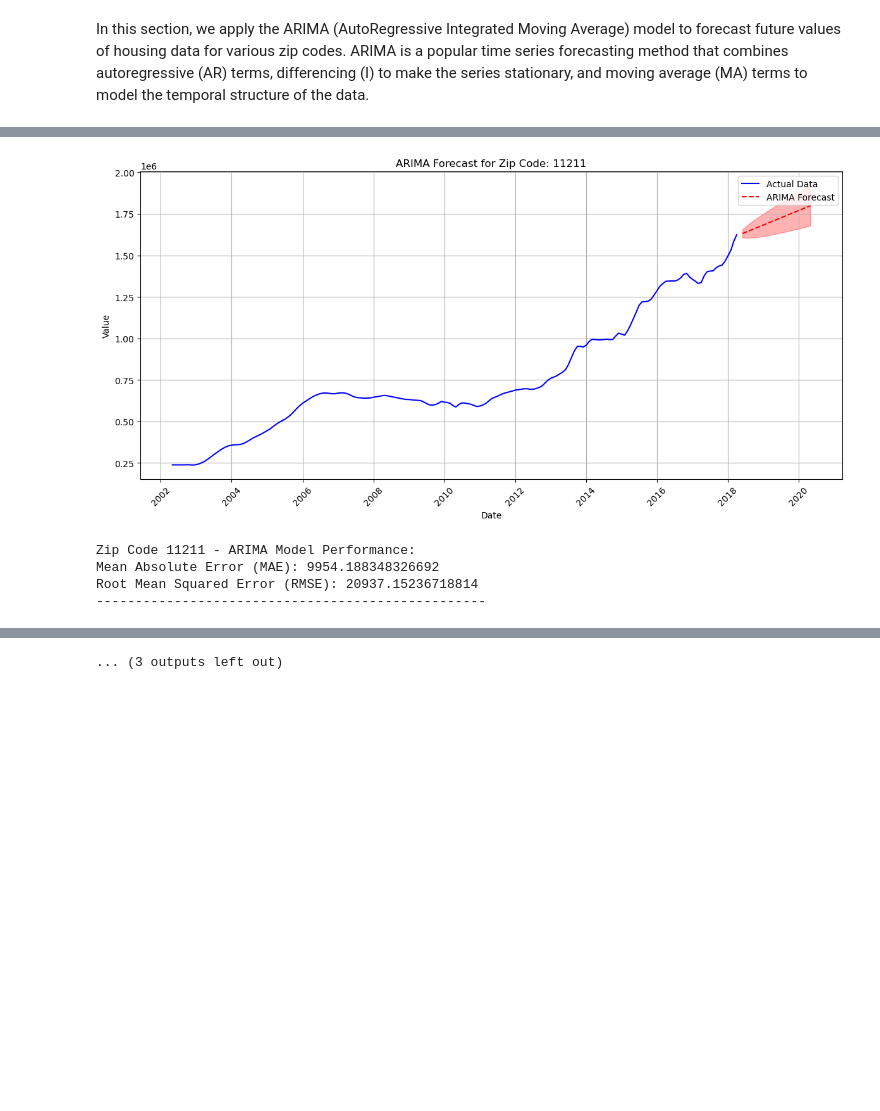
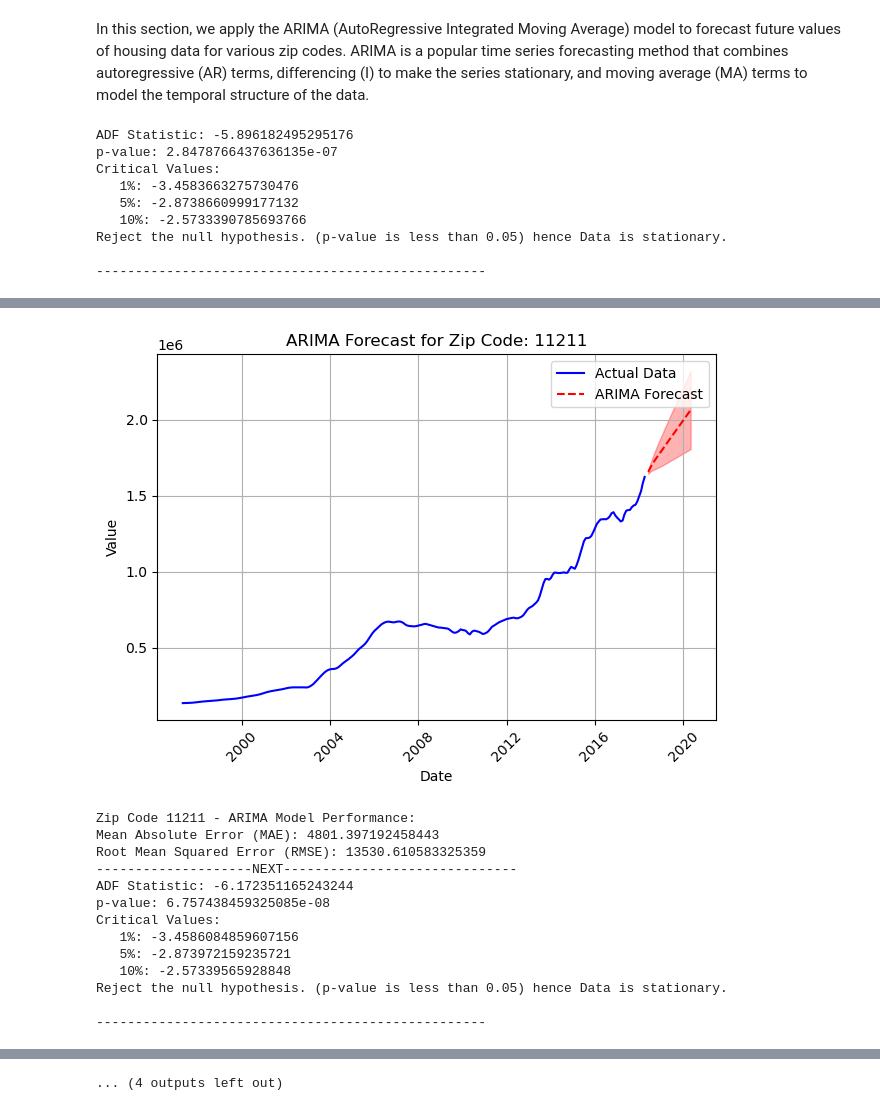
Before and after one commit to PaulMuniu/Phase-4-Group-Project, a Jupyter notebook: Student.ipynb, the cells around one changed output, grey strips where cells are left out. Saved outputs shown, nothing was run; the diff lists cells and outputs as text; code cells hidden in the pictures; blank space fills up the shorter version.

```diff
--- a/Student.ipynb
+++ b/Student.ipynb
@@ -1010,19 +988,18 @@ In this section, we establish a baseline for our time series forecasting using t
 # %%
 from sklearn.metrics import mean_absolute_error, mean_squared_error
 
-# Define a window size for the SMA
-window_size = 12  # Example: 12 months for monthly data
+# 12 months for monthly data
+window_size = 12
 
 for i, df in enumerate(df_ts):
     zip_code = zipcodes[i]
 
-    # Calculate Simple Moving Average
+    # Calc. Simple Moving Average
     df['SMA'] = df['Value'].rolling(window=window_size).mean()
 
     # Drop NA values in both actual and SMA series
     df_clean = df[['Value', 'SMA']].dropna()
 
-    # Ensure that the series are aligned
     y_true = df_clean['Value']
     y_pred = df_clean['SMA']
 
@@ -1031,7 +1008,7 @@ for i, df in enumerate(df_ts):
     rmse = mean_squared_error(y_true, y_pred, squared=False)
 
     # Plot actual vs SMA
-    plt.figure(figsize=(12, 6))
+    plt.figure(figsize=(10, 5))
     plt.plot(df.index, df['Value'], label='Actual Data', color='blue')
     plt.plot(df.index, df['SMA'], label='Simple Moving Average', color='red')
     plt.title(f'Simple Moving Average for Zip Code: {zip_code}')
@@ -1081,7 +1058,7 @@ Root Mean Squared Error (RMSE): 77032.36868037294
 # %% [markdown]
 In this section, we apply the ARIMA (AutoRegressive Integrated Moving Average) model to forecast future values of housing data for various zip codes. ARIMA is a popular time series forecasting method that combines autoregressive (AR) terms, differencing (I) to make the series stationary, and moving average (MA) terms to model the temporal structure of the data.
 # %%
-# Define a function to fit ARIMA model and evaluate performance
+# Function to fit ARIMA model and evaluate performance
 def fit_arima_model(df, p, d, q):
     # Fit the ARIMA model
     arima_model = sm.tsa.ARIMA(df['Value'], order=(p, d, q))
@@ -1092,7 +1069,7 @@ def fit_arima_model(df, p, d, q):
     forecast = arima_result.get_forecast(steps=n_forecast)
     forecast_index = pd.date_range(start=df.index[-1] + pd.DateOffset(months=1), periods=n_forecast, freq='M')
     forecast_values = forecast.predicted_mean
-    conf_int = forecast.conf_int()  # Get confidence intervals
+    conf_int = forecast.conf_int()  # confidence intervals
 
     # Calculate errors
     y_true = df['Value'].dropna()
@@ -1106,37 +1083,25 @@ def fit_arima_model(df, p, d, q):
 for i, df in enumerate(df_ts):
     zip_code = zipcodes[i]
 
-    # Perform ADF test to check for stationarity
-    p_value = adf_test(df['Value'])
+    # Difference the data
+    df['Value_diff'] = df['Value'].diff().diff().dropna()
 
-    # If the p-value is high, we need to difference the data
-    if p_value > 0.05:
-        df['Value_diff'] = df['Value'].diff().diff().dropna()
-        p_value = adf_test(df['Value_diff'])
-        d = 2
-    else:
-        d = 0
+    # Perform ADF test to check for stationarity after differencing
+    p_value = adf_test(df['Value_diff'])
+
 
     # Plot ACF and PACF to identify AR and MA terms
-    if d == 1:
-        fig, axes = plt.subplots(1, 2, figsize=(16, 4))
-        plot_acf(df['Value_diff'].dropna(), lags=40, ax=axes[0])
-        plot_pacf(df['Value_diff'].dropna(), lags=40, ax=axes[1])
-        plt.show()
-    else:
-        fig, axes = plt.subplots(1, 2, figsize=(16, 4))
-        plot_acf(df['Value'].dropna(), lags=40, ax=axes[0])
-        plot_pacf(df['Value'].dropna(), lags=40, ax=axes[1])
-        plt.show()
+    fig, axes = plt.subplots(1, 2, figsize=(16, 4))
+    plot_acf(df['Value_diff'].dropna(), lags=40, ax=axes[0])
+    plot_pacf(df['Value_diff'].dropna(), lags=40, ax=axes[1])
+    plt.show()
 
-    # Set AR and MA terms based on plots or domain knowledge
-    p, d, q = 1, d, 1  # Example values; adjust based on ACF/PACF plots
+    p, d, q = 2, 2, 2
 
     # Fit ARIMA model and get performance metrics
     arima_result, forecast_index, forecast_values, conf_int, mae, rmse = fit_arima_model(df, p, d, q)
 
     # Plot actual vs forecast
-    plt.figure(figsize=(8, 6))
     plt.plot(df.index, df['Value'], label='Actual Data', color='blue')
     plt.plot(forecast_index, forecast_values, label='ARIMA Forecast', color='red', linestyle='--')
 
@@ -1150,10 +1115,19 @@ for i, df in enumerate(df_ts):
     plt.grid(True)
     plt.xticks(rotation=45)
     plt.tight_layout()
-    plt.show();
+    plt.show()
 
     print(f'Zip Code {zip_code} - ARIMA Model Performance:')
     print(f'Mean Absolute Error (MAE): {mae}')
     print(f'Root Mean Squared Error (RMSE): {rmse}')
-    print('--------------------------------------------------')
+    print('--------------------NEXT------------------------------')
 # %% [output]
+ADF Statistic: -5.896182495295176
+p-value: 2.8478766437636135e-07
+Critical Values:
+   1%: -3.4583663275730476
+   5%: -2.8738660999177132
+   10%: -2.5733390785693766
+Reject the null hypothesis. (p-value is less than 0.05) hence Data is stationary.
+
+--------------------------------------------------
@@ -1161,5 +1135,14 @@ for i, df in enumerate(df_ts):
-[figure, old version]
+[figure, new version]
-Zip Code 11211 - ARIMA Model Performance:
-Mean Absolute Error (MAE): 9954.188348326692
-Root Mean Squared Error (RMSE): 20937.15236718814
---------------------------------------------------
+Zip Code 11211 - ARIMA Model Performance:
+Mean Absolute Error (MAE): 4801.397192458443
+Root Mean Squared Error (RMSE): 13530.610583325359
+--------------------NEXT------------------------------
+ADF Statistic: -6.172351165243244
+p-value: 6.757438459325085e-08
+Critical Values:
+   1%: -3.4586084859607156
+   5%: -2.873972159235721
+   10%: -2.57339565928848
+Reject the null hypothesis. (p-value is less than 0.05) hence Data is stationary.
+
+--------------------------------------------------
@@ -1184 +1181 @@ Root Mean Squared Error (RMSE): 28818.386408304268
-... (3 outputs left out)
+... (4 outputs left out)
```
Also changed, not shown: parts of 40 cells of this notebook.
